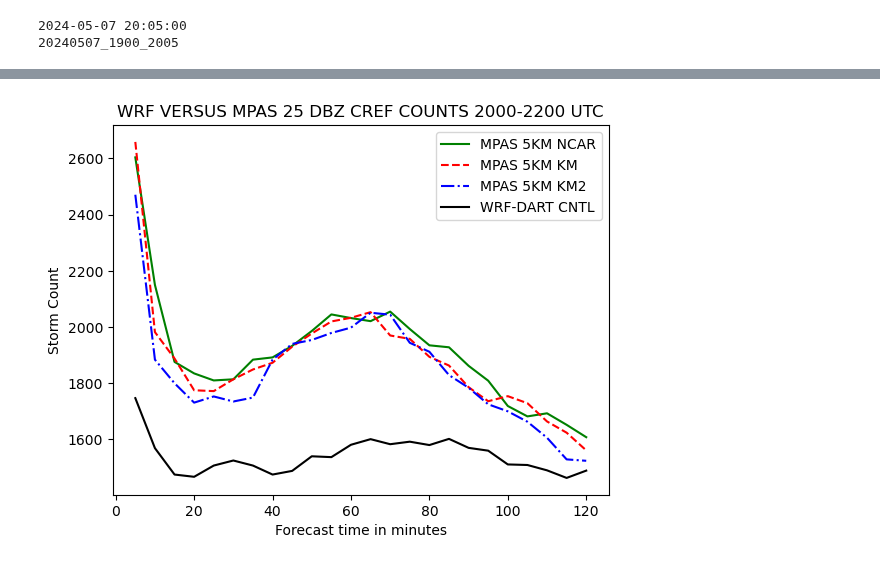
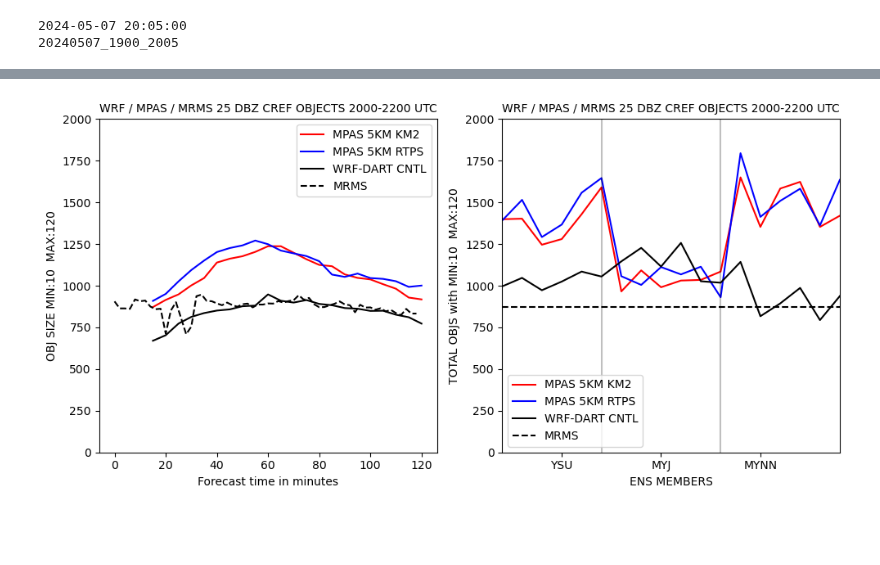
Before and after one commit to louiswicker/CAM_analysis_tools, a Jupyter notebook: MPAS_07May2024_ObjCount.ipynb, the cells around one changed output, grey strips where cells are left out. Cells and saved outputs as stored; diff of their text form; code cells hidden in the pictures; blank space fills up the shorter version.

Commit message:
added labeling of objects and reading in MRMS data

```diff
--- a/MPAS_07May2024_ObjCount.ipynb
+++ b/MPAS_07May2024_ObjCount.ipynb
@@ -1,9 +1,6 @@
 # %%
 import numpy as np
 import matplotlib.pyplot as plt
-import ipywidgets as widgets
-from ipywidgets import interact
-from matplotlib.widgets import Cursor
 
 from pathlib import Path
 import sys
@@ -21,4 +18,17 @@ import cartopy.feature as cfeature
 import metpy
 from metpy import constants
 
-from skimage.measure import label
+from skimage.measure import label, regionprops
+
+phys_table = [1,2,7,8,13,14, 3,4,9,10,15,16, 5,6,11,12,17,18]
+
+#                 YSU              MYJ              MYNN
+
+phys_table = [x-1 for x in phys_table]
+
+print(phys_table)
+
+storm_size = [10, 120]
+
+lats = [35.294243, 43.726334]
+lons = [-92.01535, -80.48016]
@@ -188,67 +243,15 @@ Now computing stats for /work2/Thomas.Jones/POST/summary_files/20240507_CTL_V3/1
 #------------------------------------------------------------------------------------
 nstep = 25
 ens   = 18
-min = n*5
-mem = 10
 
 runs  = [
-         '/scratch/wofs_mpas/run_dirs/summary_files/20240507_5kmncar/2000',
-         '/scratch/wofs_mpas/run_dirs/summary_files/20240507_5kmKM/2000',
-         '/scratch/wofs_mpas/run_dirs/summary_files/20240507_5kmKM2/2000',
-         '/work2/Thomas.Jones/POST/summary_files/20240507_CTL_V3/2000'
+         ['/scratch/wofs_mpas/run_dirs/summary_files/20240507_5kmKM2/2000','MPAS 5KM KM2', 'r'],
+         ['/scratch/wofs_mpas/run_dirs/summary_files/20240507_5kmRTPS/2000','MPAS 5KM RTPS', 'b'],
+         ['/work2/Thomas.Jones/POST/summary_files/20240507_CTL_V3/2000', 'WRF-DART CNTL', 'k']
         ]
 
+title = f"WRF / MPAS / MRMS {cref_thresh[0]} DBZ CREF OBJECTS 2000-2200 UTC"
+
 dt_string = [2024,5,7,20]
-
-counts  = np.zeros((len(runs), ens, nstep), dtype='int')
-
-for r, run in enumerate(runs):
-
-    print(f"Now computing stats for {run}")
-
-    for n in np.arange(nstep):
-
-        min = int(n*5)
-
-        file_string = my_datetime(dt_string, time_delta=[0,0,min], summary_file=True)
-
-    # MPAS
-
-        ds = xr.open_dataset(os.path.join(run, f"wofs_ALL_{n:02}_{file_string}.nc"))
-
-        counts[r,:,n] = get_counts(ds, ens, cref_thresh = cref_thresh)
-
-        ds.close()
-
-
-# for n in np.arange(nstep):
-
-#     min = int(n*5)
-
-#     file_string = my_datetime([2024,5,7,19], time_delta=[0,0,min], summary_file=True)
-
-#     print(f"{file_string}:  5KM_NCAR: {counts[0].sum(axis=0)[n]:03}  5KM_KM: {counts[1].sum(axis=0)[n]:03}  5KM_KM2: {counts[2].sum(axis=0)[n]:03}")
-
-time = 5*np.arange(nstep)
-plt.plot(time[1:], counts[0].sum(axis=0)[1:], color='g', label='MPAS 5KM NCAR')
-plt.plot(time[1:], counts[1].sum(axis=0)[1:], color='r', linestyle='--', label='MPAS 5KM KM')
-plt.plot(time[1:], counts[2].sum(axis=0)[1:],  color='b', linestyle='-.', label='MPAS 5KM KM2')
-plt.plot(time[1:], counts[3].sum(axis=0)[1:],  color='k', label='WRF-DART CNTL')
-
-plt.title(f"WRF VERSUS MPAS {cref_thresh[0]} DBZ CREF COUNTS 2000-2200 UTC")
-plt.xlabel('Forecast time in minutes')
-plt.ylabel('Storm Count')
-plt.legend()
-plt.show();
-
-time = np.arange(ens)
-plt.plot(time, counts[0].sum(axis=1), color='g', label='MPAS 5KM NCAR')
-plt.plot(time, counts[1].sum(axis=1), color='r', linestyle='--', label='MPAS 5KM KM')
-plt.plot(time, counts[2].sum(axis=1),  color='b', linestyle='-.', label='MPAS 5KM KM2')
-plt.plot(time, counts[3].sum(axis=1),  color='k', label='WRF-DART CNTL')
-
-plt.title(f"WRF VERSUS MPAS {cref_thresh[0]} DBZ CREF MEMBER COUNTS 2000-2200 UTC")
-plt.xlabel('Member')
-plt.ylabel('Storm Count')
-plt.legend();
+counts2 = plot_counts(runs, dt_string, title, ens=18, nstep = 25, cref_thresh=cref_thresh, plot_mrms='./mrms2000.pickle')
 # %% [output]
@@ -258,2 +262,2 @@ Now computing stats for /scratch/wofs_mpas/run_dirs/summary_files/20240507_5kmKM
 Now computing stats for /work2/Thomas.Jones/POST/summary_files/20240507_CTL_V3/2000
-[figure, old version]
+[figure, new version]
```
Also changed, not shown: parts of 19 cells of this notebook.
